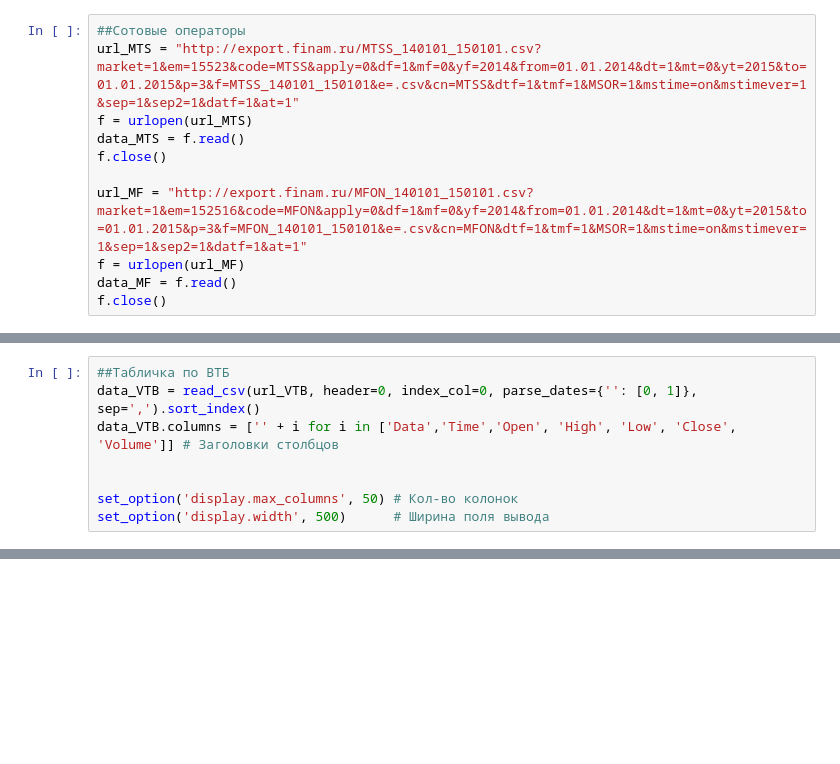
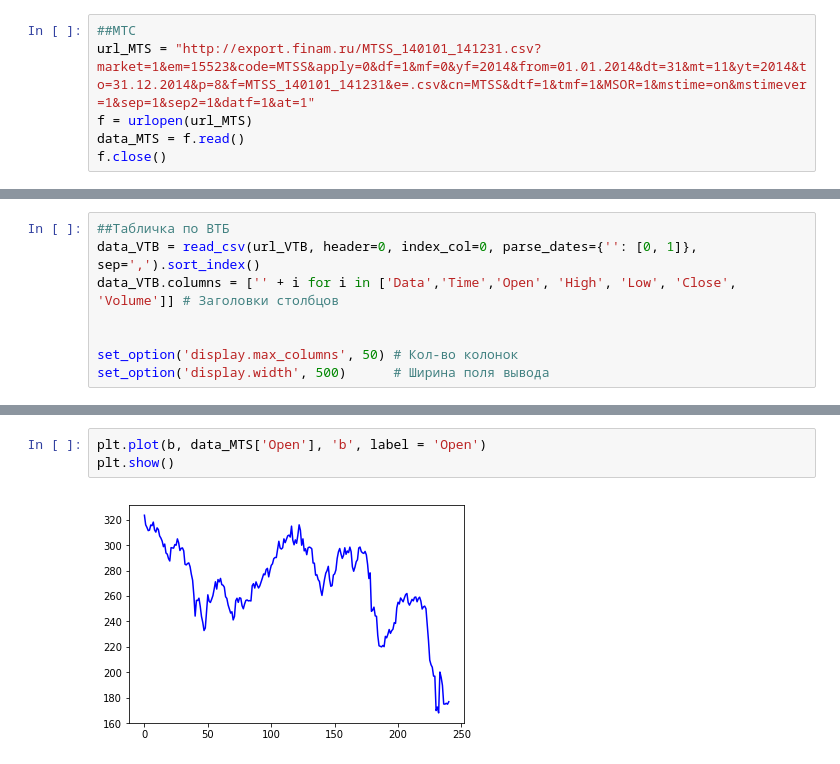
Before and after one commit to AdeleWolff/Subbotin_A_A, a Jupyter notebook: Kursach.ipynb, the cells around one changed output, grey strips where cells are left out. Saved outputs shown, nothing was run; the diff lists cells and outputs as text; blank space fills up the shorter version.

```diff
--- a/Kursach.ipynb
+++ b/Kursach.ipynb
@@ -30,11 +21,6 @@ f.close()
 # %%
-##Сотовые операторы
-url_MTS = "http://export.finam.ru/MTSS_140101_150101.csv?market=1&em=15523&code=MTSS&apply=0&df=1&mf=0&yf=2014&from=01.01.2014&dt=1&mt=0&yt=2015&to=01.01.2015&p=3&f=MTSS_140101_150101&e=.csv&cn=MTSS&dtf=1&tmf=1&MSOR=1&mstime=on&mstimever=1&sep=1&sep2=1&datf=1&at=1"
+##МТС
+url_MTS = "http://export.finam.ru/MTSS_140101_141231.csv?market=1&em=15523&code=MTSS&apply=0&df=1&mf=0&yf=2014&from=01.01.2014&dt=31&mt=11&yt=2014&to=31.12.2014&p=8&f=MTSS_140101_141231&e=.csv&cn=MTSS&dtf=1&tmf=1&MSOR=1&mstime=on&mstimever=1&sep=1&sep2=1&datf=1&at=1"
 f = urlopen(url_MTS)
 data_MTS = f.read()
 f.close()
-
-url_MF = "http://export.finam.ru/MFON_140101_150101.csv?market=1&em=152516&code=MFON&apply=0&df=1&mf=0&yf=2014&from=01.01.2014&dt=1&mt=0&yt=2015&to=01.01.2015&p=3&f=MFON_140101_150101&e=.csv&cn=MFON&dtf=1&tmf=1&MSOR=1&mstime=on&mstimever=1&sep=1&sep2=1&datf=1&at=1"
-f = urlopen(url_MF)
-data_MF = f.read()
-f.close()
@@ -497,0 +257,5 @@ plt.show()
+# %%
+plt.plot(b, data_MTS['Open'], 'b', label = 'Open')
+plt.show()
+# %% [output]
+[figure, added]
```
Also changed, not shown: parts of 91 cells of this notebook.
